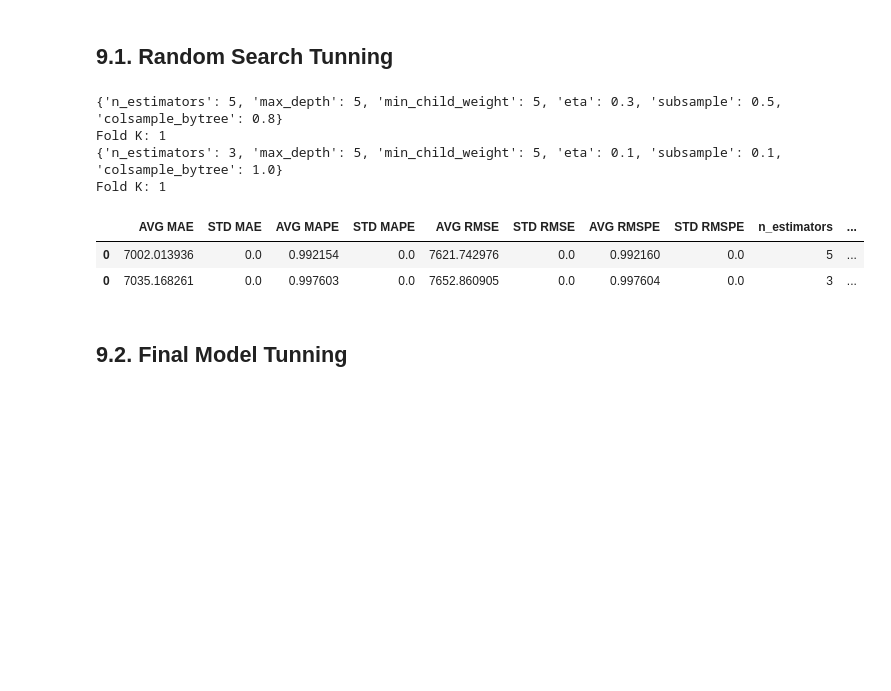
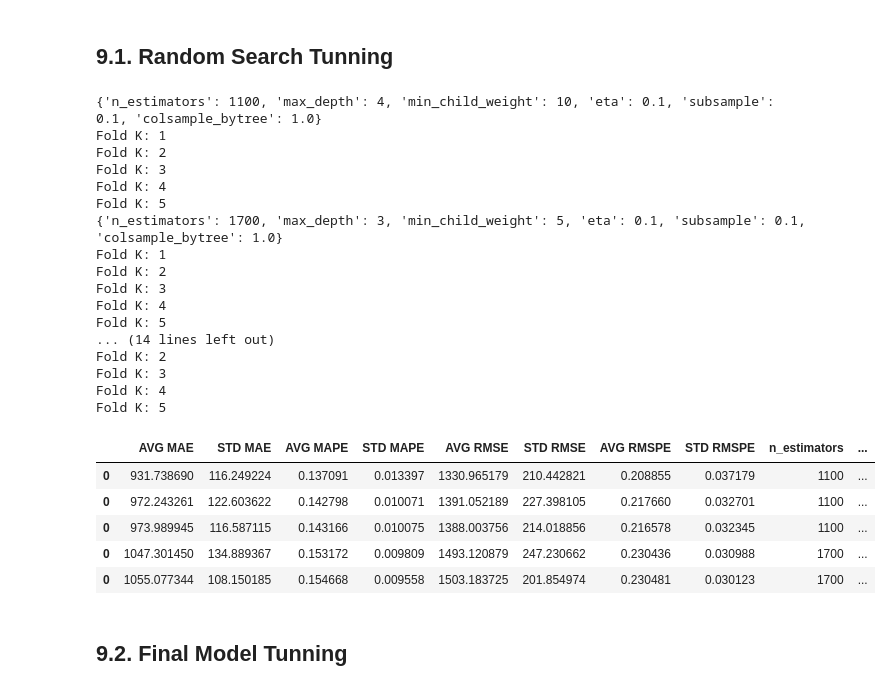
Before and after one commit to Meigarom/Predictive-Analytics, a Jupyter notebook: notebooks/Predictive-Analytics-Rossmann.ipynb, the cells around one changed output. Drawn from its saved outputs; the diff is of its cells as text; code cells hidden in the pictures; blank space fills up the shorter version.

```diff
--- a/notebooks/Predictive-Analytics-Rossmann.ipynb
+++ b/notebooks/Predictive-Analytics-Rossmann.ipynb
@@ -1194,7 +1208,7 @@ print( xgb_result )
 ### 8.5.3. Cross Validation
 # %%
 # model
-xgb = xgboost.XGBRegressor( objective='reg:squarederror', n_estimators=1500, eta=0.03, max_depth=10, subsample=0.9, colsample_bytree=0.7 )
+xgb = xgboost.XGBRegressor( objective='reg:squarederror', n_estimators=100, eta=0.03, max_depth=10, subsample=0.9, colsample_bytree=0.7 )
 
 # modelling cross validation
 xgb_cv = nested_cross_validation( training_start, training_end, holdout_end, k, X_train, xgb, verbose=1 )
@@ -1229,7 +1264,7 @@ modelling_results_cv
 # %%
 # params dictionary
 params = {
-    'n_estimators': [3, 5, 10],
+    'n_estimators': [1100, 1500, 1700],
     'max_depth': [3, 4, 5],
     'min_child_weight': [1, 5, 10],
     'eta': [0.1, 0.3],
@@ -1237,47 +1272,63 @@ params = {
     'colsample_bytree': [0.6, 0.8, 1.0]
 }
 
-MAX_EVALS = 2
+MAX_EVALS = 5
 # %%
 import random
 
 # dataframe for results
 final_result = pd.DataFrame()
-k = 1
+k = 5
 
 # keep searching until reach max evaluations
 for i in range( MAX_EVALS ):
     # choose random hyperparameters
     hp = {k: random.sample( v, 1)[0] for k, v in params.items() }
     print( hp )
 
     # model
     xgb = xgboost.XGBRegressor( objective = 'reg:squarederror',
                                 n_estimators = hp['n_estimators'],
                                 eta = hp['eta'],
                                 max_depth = hp['max_depth'],
                                 subsample = hp['subsample'],
                                 min_child_weight = hp['min_child_weight'],
                                 colsample_bytree = hp['colsample_bytree'] )
 
     # Evaluate randomly selected hyperparameters
     eval_result = nested_cross_validation( training_start, training_end, holdout_end, k, X_train, xgb, verbose=1 )
 
     # results
     aux1 = pd.DataFrame( eval_result, index=[0] )
     aux2 = pd.DataFrame( hp, index=[0] )
     aux3 = pd.concat( [aux1, aux2 ], axis=1 )
 
     final_result = pd.concat( [final_result, aux3], axis=0 )
 
 final_result.sort_values( 'AVG MAE' )
 # %% [output]
-{'n_estimators': 5, 'max_depth': 5, 'min_child_weight': 5, 'eta': 0.3, 'subsample': 0.5, 'colsample_bytree': 0.8}
+{'n_estimators': 1100, 'max_depth': 4, 'min_child_weight': 10, 'eta': 0.1, 'subsample': 0.1, 'colsample_bytree': 1.0}
 Fold K: 1
-{'n_estimators': 3, 'max_depth': 5, 'min_child_weight': 5, 'eta': 0.1, 'subsample': 0.1, 'colsample_bytree': 1.0}
+Fold K: 2
+Fold K: 3
+Fold K: 4
+Fold K: 5
+{'n_estimators': 1700, 'max_depth': 3, 'min_child_weight': 5, 'eta': 0.1, 'subsample': 0.1, 'colsample_bytree': 1.0}
 Fold K: 1
+Fold K: 2
+Fold K: 3
+Fold K: 4
+Fold K: 5
+... (14 lines left out)
+Fold K: 2
+Fold K: 3
+Fold K: 4
+Fold K: 5
 |  | AVG MAE | STD MAE | AVG MAPE | STD MAPE | AVG RMSE | STD RMSE | AVG RMSPE | STD RMSPE | n_estimators | ... |
-| 0 | 7002.013936 | 0.0 | 0.992154 | 0.0 | 7621.742976 | 0.0 | 0.992160 | 0.0 | 5 | ... |
-| 0 | 7035.168261 | 0.0 | 0.997603 | 0.0 | 7652.860905 | 0.0 | 0.997604 | 0.0 | 3 | ... |
+| 0 | 931.738690 | 116.249224 | 0.137091 | 0.013397 | 1330.965179 | 210.442821 | 0.208855 | 0.037179 | 1100 | ... |
+| 0 | 972.243261 | 122.603622 | 0.142798 | 0.010071 | 1391.052189 | 227.398105 | 0.217660 | 0.032701 | 1100 | ... |
+| 0 | 973.989945 | 116.587115 | 0.143166 | 0.010075 | 1388.003756 | 214.018856 | 0.216578 | 0.032345 | 1100 | ... |
+| 0 | 1047.301450 | 134.889367 | 0.153172 | 0.009809 | 1493.120879 | 247.230662 | 0.230436 | 0.030988 | 1700 | ... |
+| 0 | 1055.077344 | 108.150185 | 0.154668 | 0.009558 | 1503.183725 | 201.854974 | 0.230481 | 0.030123 | 1700 | ... |
 # %% [markdown]
 ## 9.2. Final Model Tunning
```
Also changed, not shown: parts of 21 cells of this notebook.
